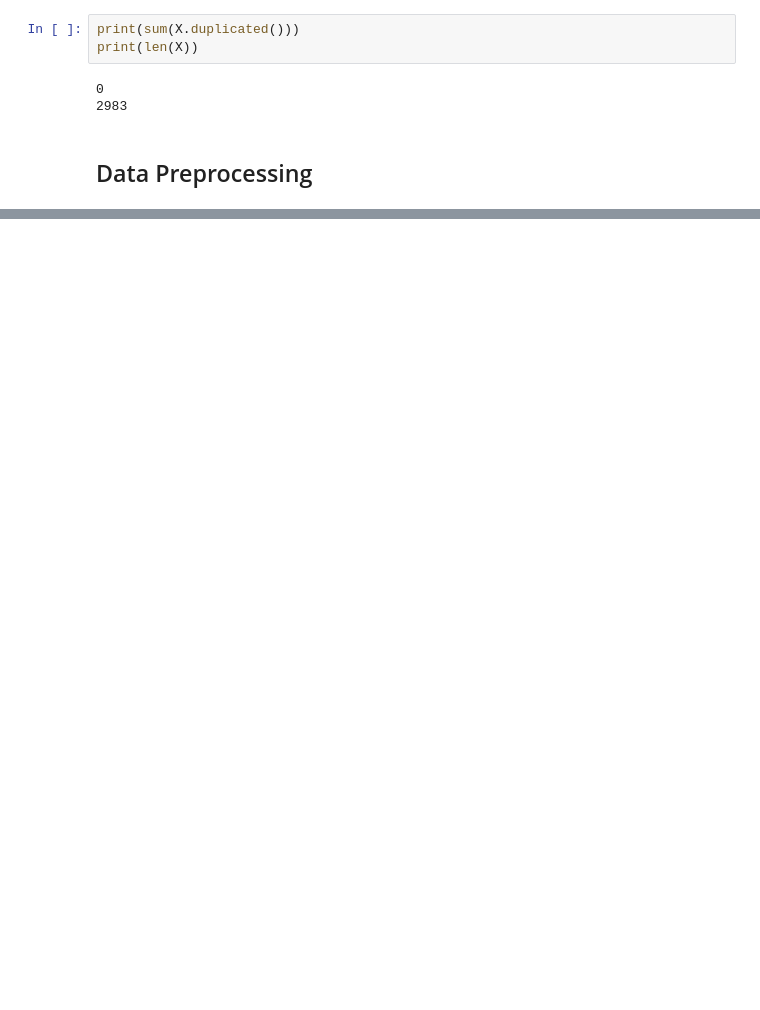
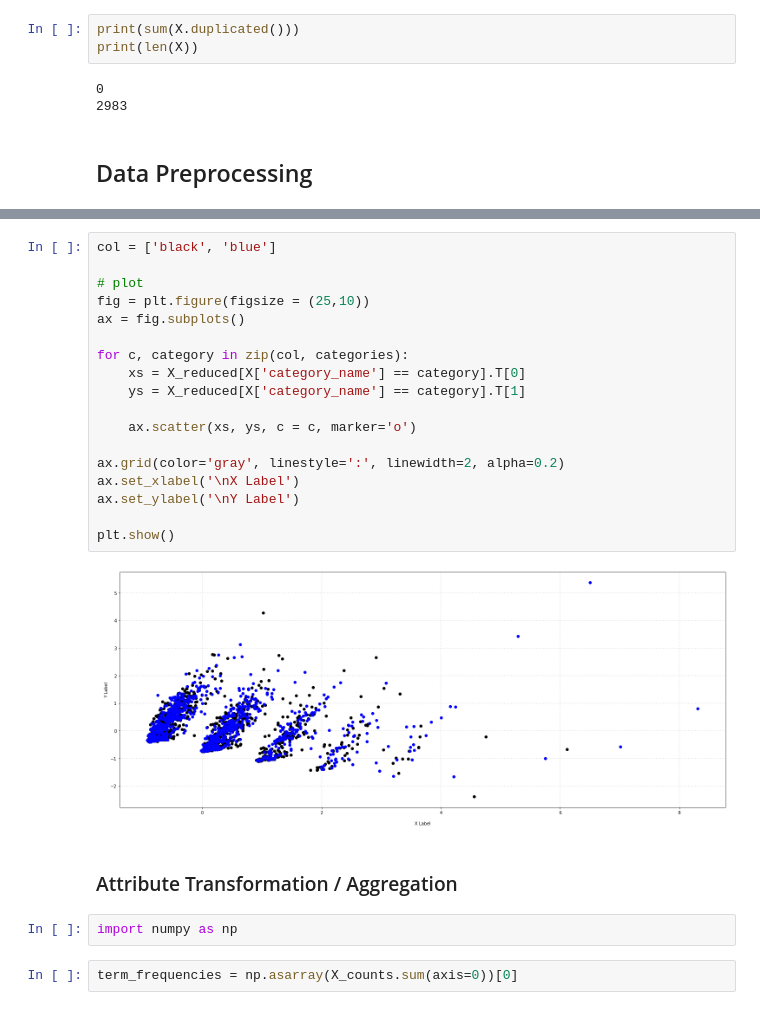
Before and after one commit to Friend838/DM2022-Lab1-Homework, a Jupyter notebook: Second_part.ipynb, the cells around one changed output, grey strips where cells are left out. Saved outputs shown, nothing was run; the diff lists cells and outputs as text; blank space fills up the shorter version.

```diff
--- a/Second_part.ipynb
+++ b/Second_part.ipynb
@@ -169,0 +424,26 @@ print(len(X))
+# %%
+col = ['black', 'blue']
+
+# plot
+fig = plt.figure(figsize = (25,10))
+ax = fig.subplots()
+
+for c, category in zip(col, categories):
+    xs = X_reduced[X['category_name'] == category].T[0]
+    ys = X_reduced[X['category_name'] == category].T[1]
+
+    ax.scatter(xs, ys, c = c, marker='o')
+
+ax.grid(color='gray', linestyle=':', linewidth=2, alpha=0.2)
+ax.set_xlabel('\nX Label')
+ax.set_ylabel('\nY Label')
+
+plt.show()
+# %% [output]
+[figure, added]
+# %% [markdown]
+### Attribute Transformation / Aggregation
+# %%
+import numpy as np
+# %%
+term_frequencies = np.asarray(X_counts.sum(axis=0))[0]
```
Also changed, not shown: parts of 45 cells of this notebook, 1 other file.
